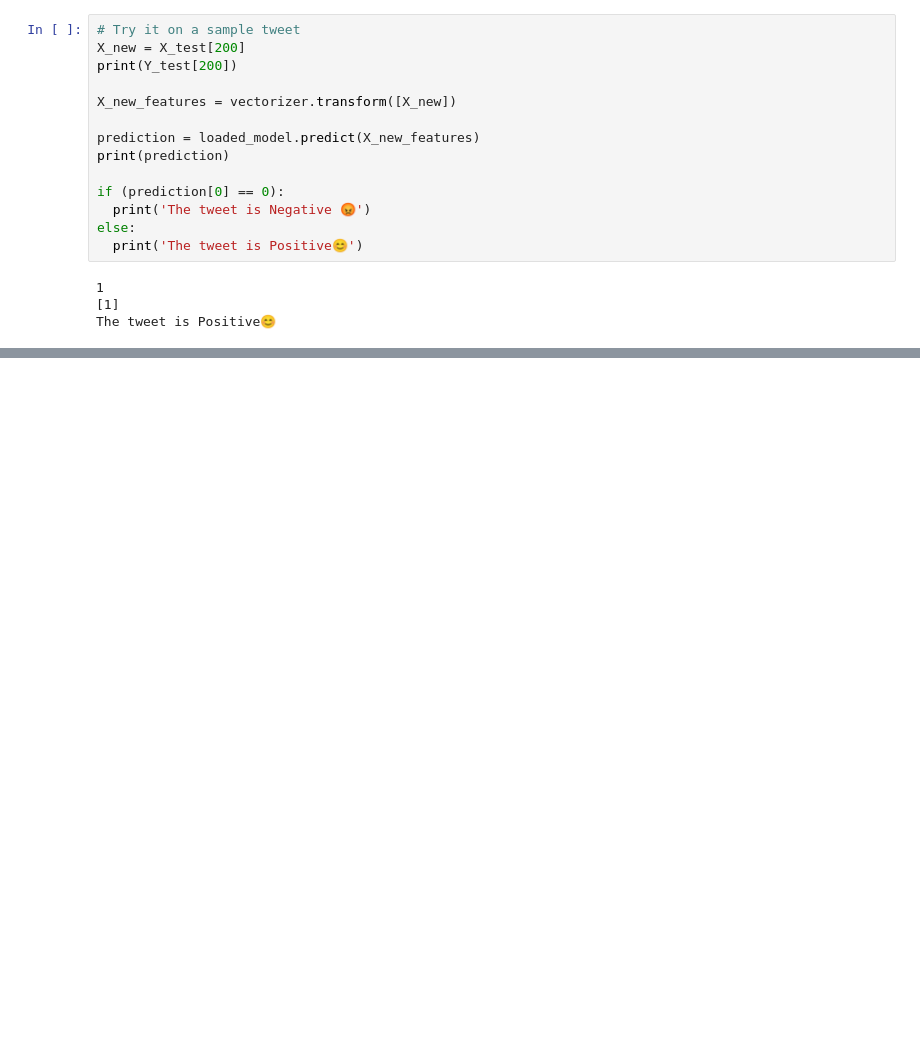
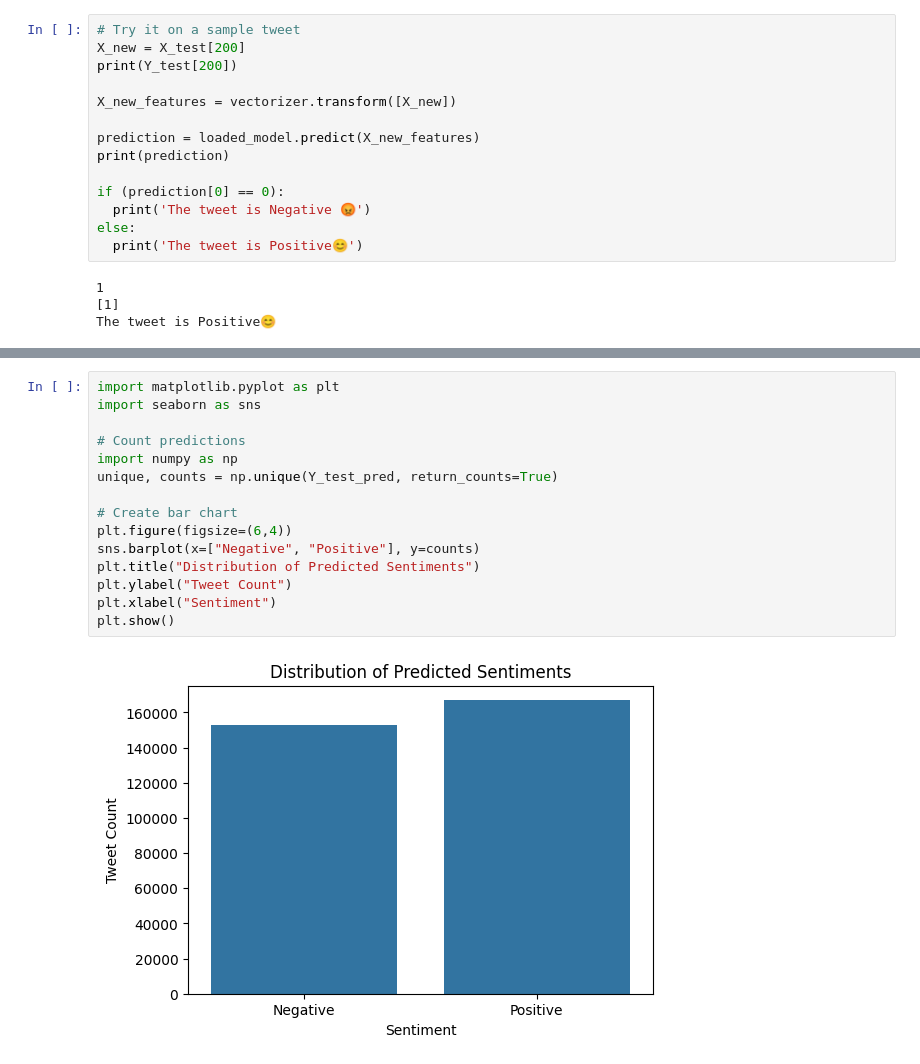
Before and after one commit to HokageAnonymous/Sentiment-Analysis, a Jupyter notebook: Sentiment_Analysis_using_ML.ipynb, the cells around one changed output, grey strips where cells are left out. Cells and saved outputs as stored; diff of their text form; blank space fills up the shorter version.

```diff
--- a/Sentiment_Analysis_using_ML.ipynb
+++ b/Sentiment_Analysis_using_ML.ipynb
@@ -510,0 +535,17 @@ The tweet is Positive😊
+# %%
+import matplotlib.pyplot as plt
+import seaborn as sns
+
+# Count predictions
+import numpy as np
+unique, counts = np.unique(Y_test_pred, return_counts=True)
+
+# Create bar chart
+plt.figure(figsize=(6,4))
+sns.barplot(x=["Negative", "Positive"], y=counts)
+plt.title("Distribution of Predicted Sentiments")
+plt.ylabel("Tweet Count")
+plt.xlabel("Sentiment")
+plt.show()
+# %% [output]
+[figure, added]
```
Also changed, not shown: parts of 2 cells of this notebook.
